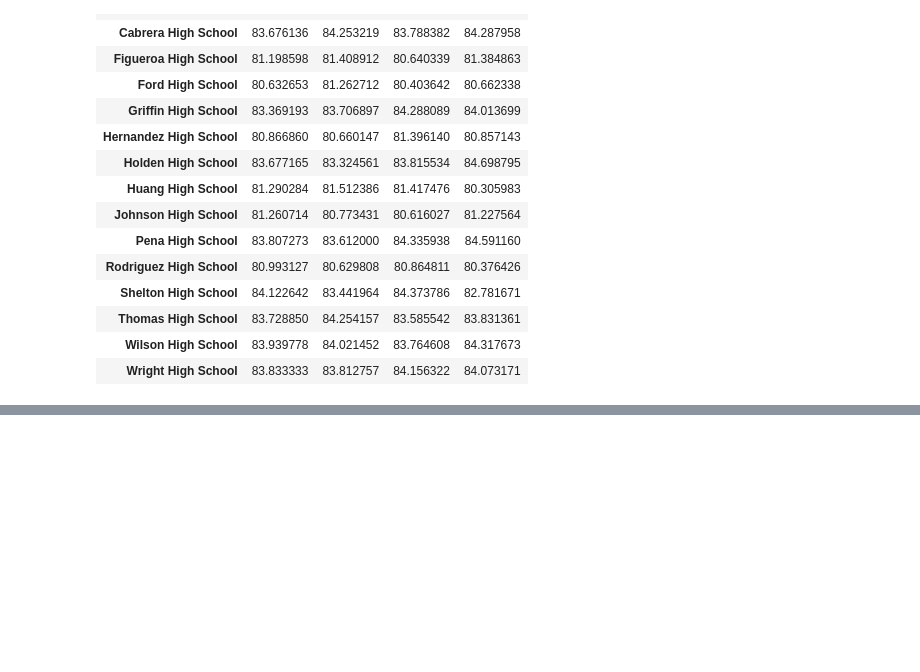
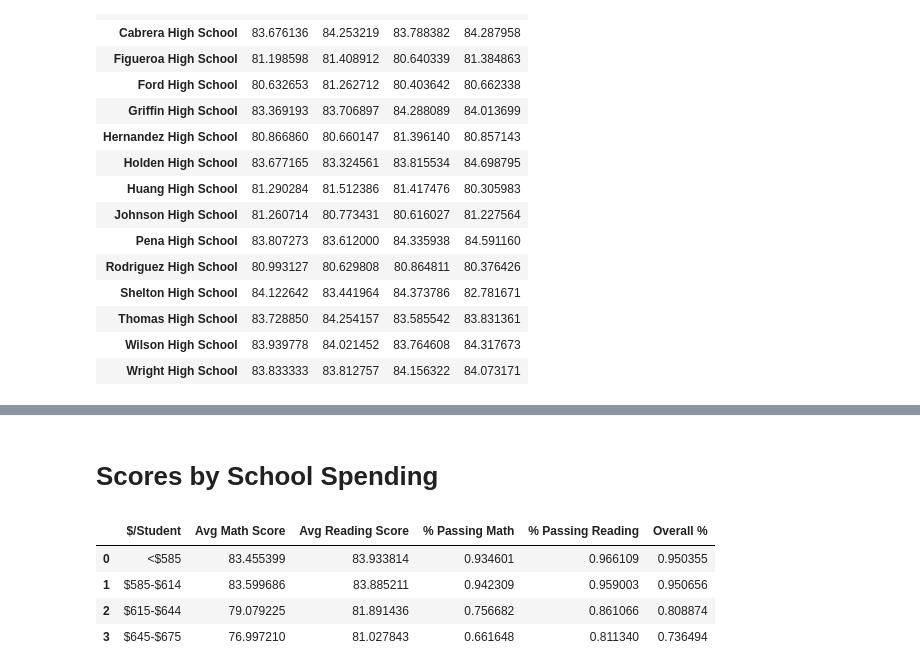
Before and after one commit to alejoes/04-PandasProjects, a Jupyter notebook: School District Analysis/Academy of Py.ipynb, the cells around one changed output, grey strips where cells are left out. Drawn from its saved outputs; the diff is of its cells as text; code cells hidden in the pictures; blank space fills up the shorter version.

```diff
--- a/School District Analysis/Academy of Py.ipynb
+++ b/School District Analysis/Academy of Py.ipynb
@@ -209,0 +210,20 @@ neww
+# %% [markdown]
+# Scores by School Spending
+# %%
+dfB=neww.groupby("$/Student")
+mB=dfB["Avg Math Score"].mean().reset_index()#.set_index("Age Groups")
+rB=dfB["Avg Reading Score"].mean()
+rmB=pd.merge(mB,rB,on="$/Student")
+pmB=dfB["% Passing Math"].mean()
+prB=dfB["% Passing Reading"].mean()
+prmB=pd.merge(pmB,prB,on="$/Student")
+MB=pd.merge(rmB,prmB,on="$/Student")
+oB=dfB["Overall %"].mean()
+MB=pd.merge(MB,oB,on="$/Student")
+MB
+# %% [output]
+|  | $/Student | Avg Math Score | Avg Reading Score | % Passing Math | % Passing Reading | Overall % |
+| 0 | <$585 | 83.455399 | 83.933814 | 0.934601 | 0.966109 | 0.950355 |
+| 1 | $585-$614 | 83.599686 | 83.885211 | 0.942309 | 0.959003 | 0.950656 |
+| 2 | $615-$644 | 79.079225 | 81.891436 | 0.756682 | 0.861066 | 0.808874 |
+| 3 | $645-$675 | 76.997210 | 81.027843 | 0.661648 | 0.811340 | 0.736494 |
```
Also changed, not shown: parts of 7 cells of this notebook.
